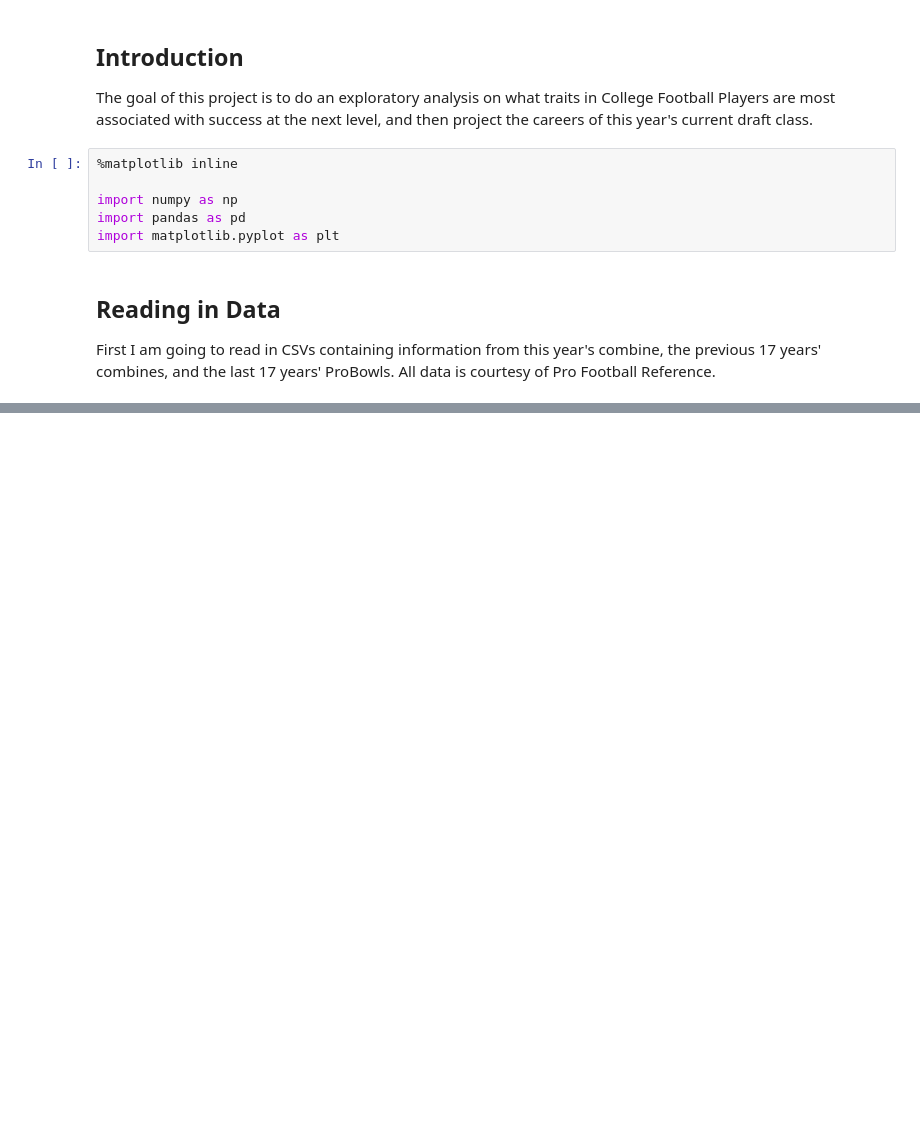
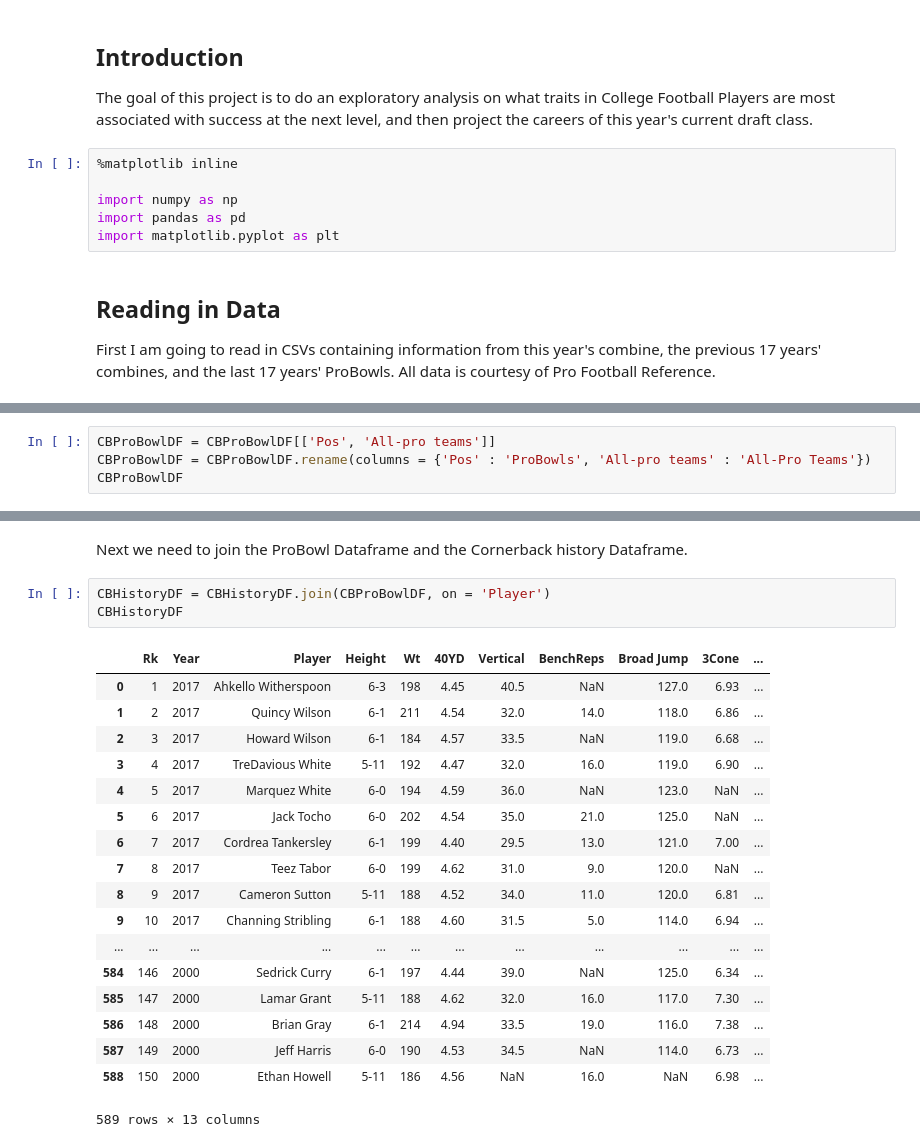
Before and after one commit to tevans-barton/2018NFLDraftAnalysis, a Jupyter notebook: 2018NFLDraftAnalysis.ipynb, the cells around one changed output, grey strips where cells are left out. Drawn from its saved outputs; the diff is of its cells as text; blank space fills up the shorter version.

```diff
--- a/2018NFLDraftAnalysis.ipynb
+++ b/2018NFLDraftAnalysis.ipynb
@@ -19,0 +63,4 @@ TempCBProBowlDF = pd.read_csv('./CSVs/CBProBowls')
+# %%
+CBProBowlDF = CBProBowlDF[['Pos', 'All-pro teams']]
+CBProBowlDF = CBProBowlDF.rename(columns = {'Pos' : 'ProBowls', 'All-pro teams' : 'All-Pro Teams'})
+CBProBowlDF
@@ -19,0 +87,24 @@ TempCBProBowlDF = pd.read_csv('./CSVs/CBProBowls')
+# %% [markdown]
+Next we need to join the ProBowl Dataframe and the Cornerback history Dataframe.
+# %%
+CBHistoryDF = CBHistoryDF.join(CBProBowlDF, on = 'Player')
+CBHistoryDF
+# %% [output]
+|  | Rk | Year | Player | Height | Wt | 40YD | Vertical | BenchReps | Broad Jump | 3Cone | ... |
+| 0 | 1 | 2017 | Ahkello Witherspoon | 6-3 | 198 | 4.45 | 40.5 | NaN | 127.0 | 6.93 | ... |
+| 1 | 2 | 2017 | Quincy Wilson | 6-1 | 211 | 4.54 | 32.0 | 14.0 | 118.0 | 6.86 | ... |
+| 2 | 3 | 2017 | Howard Wilson | 6-1 | 184 | 4.57 | 33.5 | NaN | 119.0 | 6.68 | ... |
+| 3 | 4 | 2017 | TreDavious White | 5-11 | 192 | 4.47 | 32.0 | 16.0 | 119.0 | 6.90 | ... |
+| 4 | 5 | 2017 | Marquez White | 6-0 | 194 | 4.59 | 36.0 | NaN | 123.0 | NaN | ... |
+| 5 | 6 | 2017 | Jack Tocho | 6-0 | 202 | 4.54 | 35.0 | 21.0 | 125.0 | NaN | ... |
+| 6 | 7 | 2017 | Cordrea Tankersley | 6-1 | 199 | 4.40 | 29.5 | 13.0 | 121.0 | 7.00 | ... |
+| 7 | 8 | 2017 | Teez Tabor | 6-0 | 199 | 4.62 | 31.0 | 9.0 | 120.0 | NaN | ... |
+| 8 | 9 | 2017 | Cameron Sutton | 5-11 | 188 | 4.52 | 34.0 | 11.0 | 120.0 | 6.81 | ... |
+| 9 | 10 | 2017 | Channing Stribling | 6-1 | 188 | 4.60 | 31.5 | 5.0 | 114.0 | 6.94 | ... |
+| ... | ... | ... | ... | ... | ... | ... | ... | ... | ... | ... | ... |
+| 584 | 146 | 2000 | Sedrick Curry | 6-1 | 197 | 4.44 | 39.0 | NaN | 125.0 | 6.34 | ... |
+| 585 | 147 | 2000 | Lamar Grant | 5-11 | 188 | 4.62 | 32.0 | 16.0 | 117.0 | 7.30 | ... |
+| 586 | 148 | 2000 | Brian Gray | 6-1 | 214 | 4.94 | 33.5 | 19.0 | 116.0 | 7.38 | ... |
+| 587 | 149 | 2000 | Jeff Harris | 6-0 | 190 | 4.53 | 34.5 | NaN | 114.0 | 6.73 | ... |
+| 588 | 150 | 2000 | Ethan Howell | 5-11 | 186 | 4.56 | NaN | 16.0 | NaN | 6.98 | ... |
+589 rows × 13 columns
```
Also changed, not shown: parts of 9 cells of this notebook, 1 other file.
